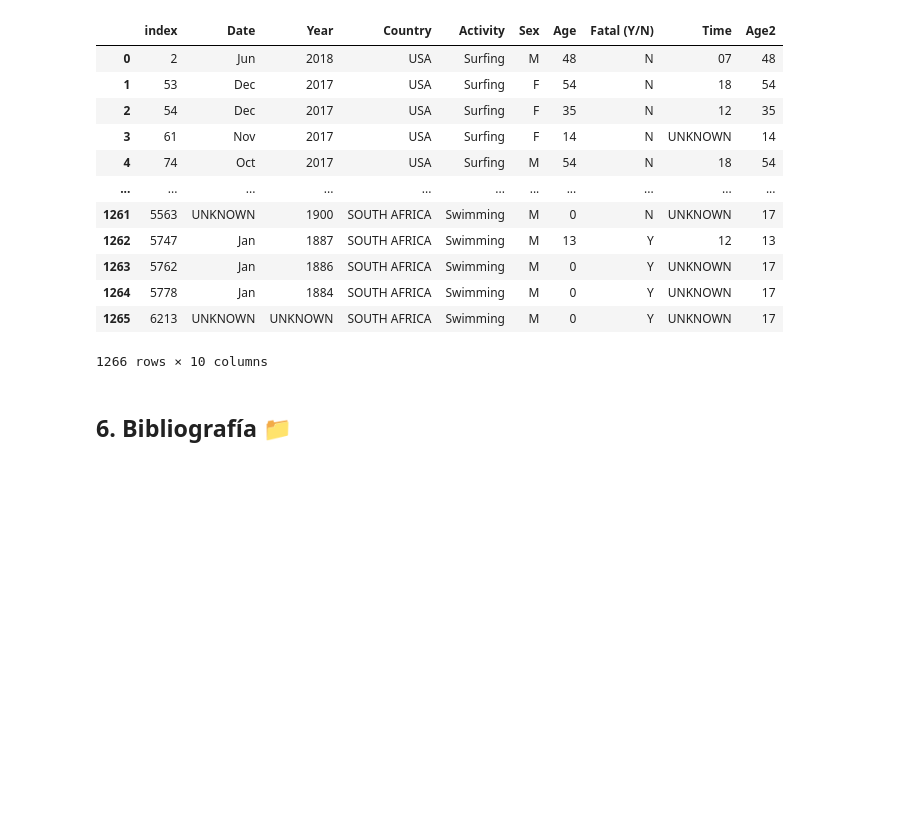
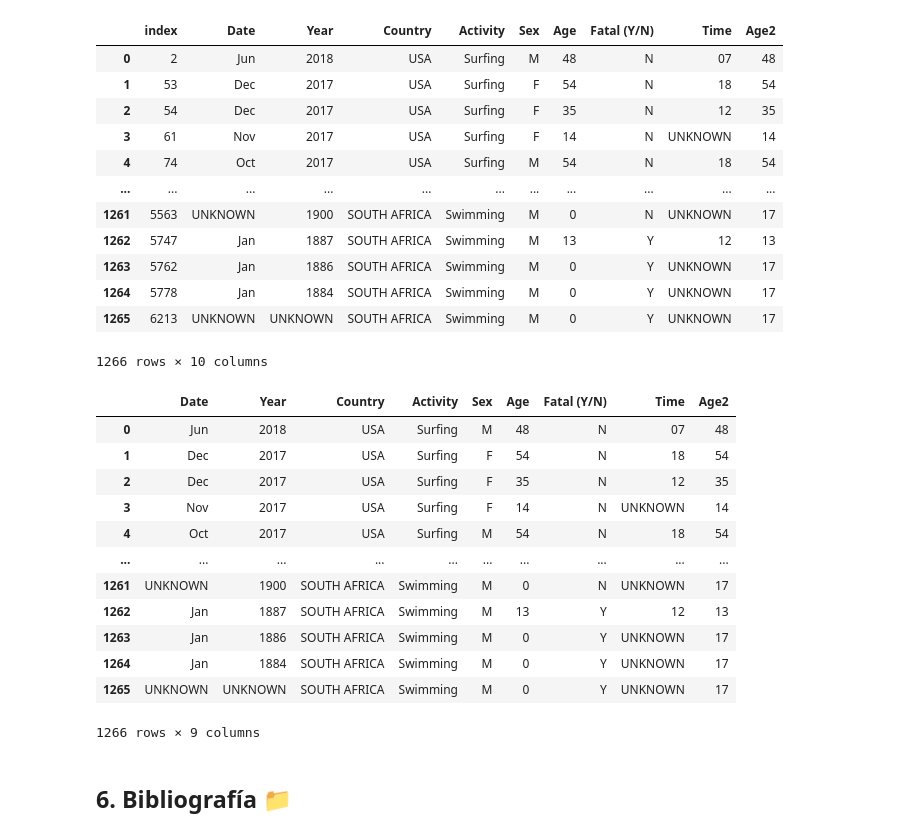
Before and after one commit to olaya-marques/p1-shark-attack, a Jupyter notebook: 1. Data_Cleaning.ipynb, the cells around one changed output. Saved outputs shown, nothing was run; the diff lists cells and outputs as text; code cells hidden in the pictures; blank space fills up the shorter version.

```diff
--- a/1. Data_Cleaning.ipynb
+++ b/1. Data_Cleaning.ipynb
@@ -676,6 +676,23 @@ attacks_limpio
 | 1264 | 5778 | Jan | 1884 | SOUTH AFRICA | Swimming | M | 0 | Y | UNKNOWN | 17 |
 | 1265 | 6213 | UNKNOWN | UNKNOWN | SOUTH AFRICA | Swimming | M | 0 | Y | UNKNOWN | 17 |
 1266 rows × 10 columns
+# %%
+attacks_limpio = attacks_limpio.drop("index", axis = 1) #Eliminación del anterior índice
+attacks_limpio
+# %% [output]
+|  | Date | Year | Country | Activity | Sex | Age | Fatal (Y/N) | Time | Age2 |
+| 0 | Jun | 2018 | USA | Surfing | M | 48 | N | 07 | 48 |
+| 1 | Dec | 2017 | USA | Surfing | F | 54 | N | 18 | 54 |
+| 2 | Dec | 2017 | USA | Surfing | F | 35 | N | 12 | 35 |
+| 3 | Nov | 2017 | USA | Surfing | F | 14 | N | UNKNOWN | 14 |
+| 4 | Oct | 2017 | USA | Surfing | M | 54 | N | 18 | 54 |
+| ... | ... | ... | ... | ... | ... | ... | ... | ... | ... |
+| 1261 | UNKNOWN | 1900 | SOUTH AFRICA | Swimming | M | 0 | N | UNKNOWN | 17 |
+| 1262 | Jan | 1887 | SOUTH AFRICA | Swimming | M | 13 | Y | 12 | 13 |
+| 1263 | Jan | 1886 | SOUTH AFRICA | Swimming | M | 0 | Y | UNKNOWN | 17 |
+| 1264 | Jan | 1884 | SOUTH AFRICA | Swimming | M | 0 | Y | UNKNOWN | 17 |
+| 1265 | UNKNOWN | UNKNOWN | SOUTH AFRICA | Swimming | M | 0 | Y | UNKNOWN | 17 |
+1266 rows × 9 columns
 # %%
 attacks_limpio.to_csv("./attacks_limpio.csv") #Exportación del DataFrame
 # %% [markdown]
```
Also changed, not shown: parts of 4 cells of this notebook.
